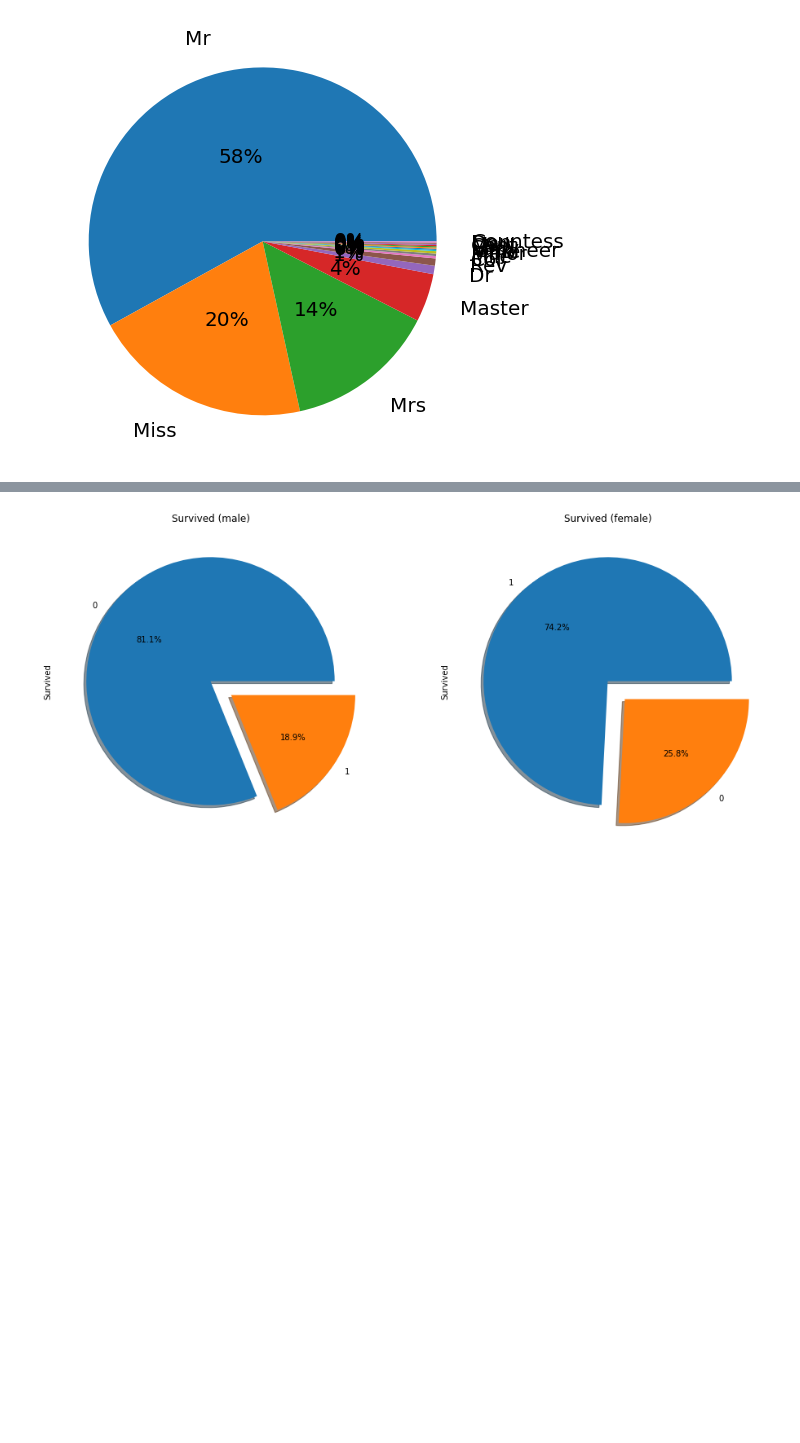
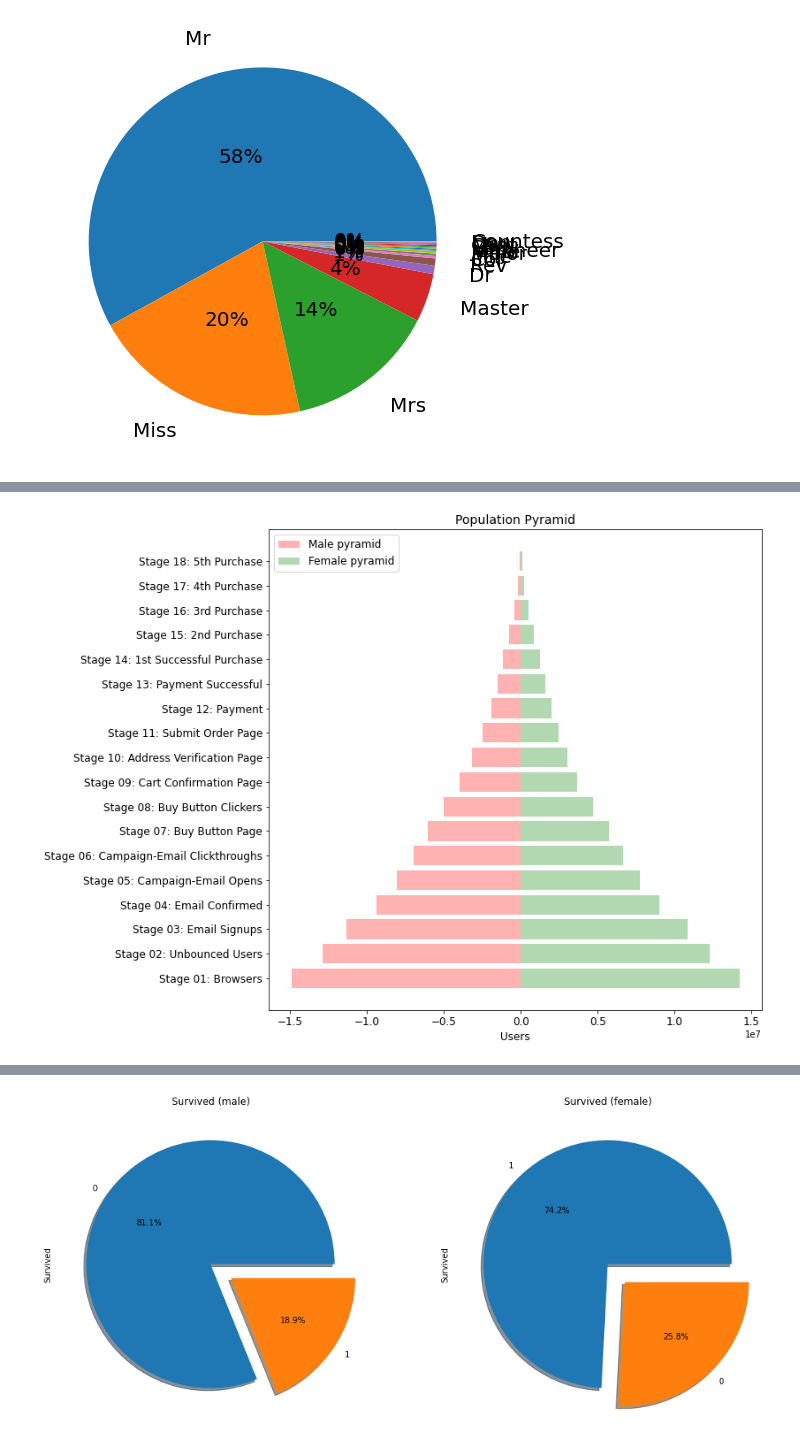
Before and after one commit to Galdina/kaggle_titanic, a Jupyter notebook: exploring the data.ipynb, the cells around one changed output, grey strips where cells are left out. Cells and saved outputs as stored; diff of their text form; code cells hidden in the pictures; blank space fills up the shorter version.

```diff
--- a/exploring the data.ipynb
+++ b/exploring the data.ipynb
@@ -142,0 +269,29 @@ plt.xticks(rotation=45)
+# %%
+# separate the different groups to be plotted
+x_male1 = gb_df1[gb_df1["Gender"] == "Male"]["Users"]
+x_male1
+x_female1= gb_df1[gb_df1["Gender"] == "Female"]["Users"]
+
+# ----------------------------------------------------------------------------------------------------
+# instanciate the figure
+fig = plt.figure(figsize = (10, 10))
+ax = fig.add_subplot()
+
+# ----------------------------------------------------------------------------------------------------
+# plot the data
+ax.barh(x_male1.index, x_male1, color = "red", alpha = 0.3, label = "Male pyramid")
+ax.barh(x_female1.index, x_female1, color = "green", alpha = 0.3, label = "Female pyramid")
+
+# ----------------------------------------------------------------------------------------------------
+# prettify the plot
+# add the legend to a specific location
+ax.legend(loc = "upper left", fontsize = 12)
+# set xlabel
+ax.set_xlabel("Users", fontsize = 12)
+# set the title for the plot
+ax.set_title("Population Pyramid", fontsize = 14)
+# change the x and y ticks to a smaller size
+ax.tick_params(axis = 'y', labelsize = 12)
+ax.tick_params(axis = 'x', labelsize = 12)
+# %% [output]
+[figure, added]
```
Also changed, not shown: parts of 9 cells of this notebook, 5 other files.
